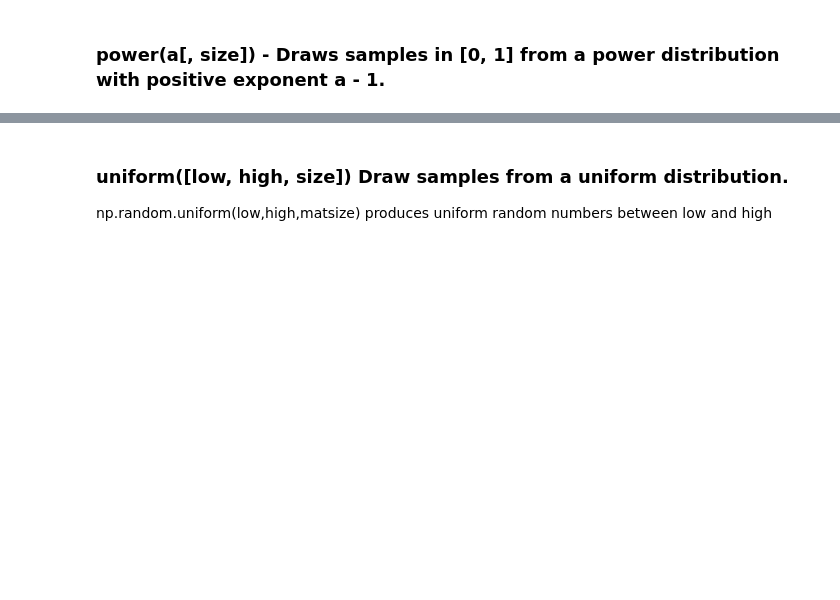
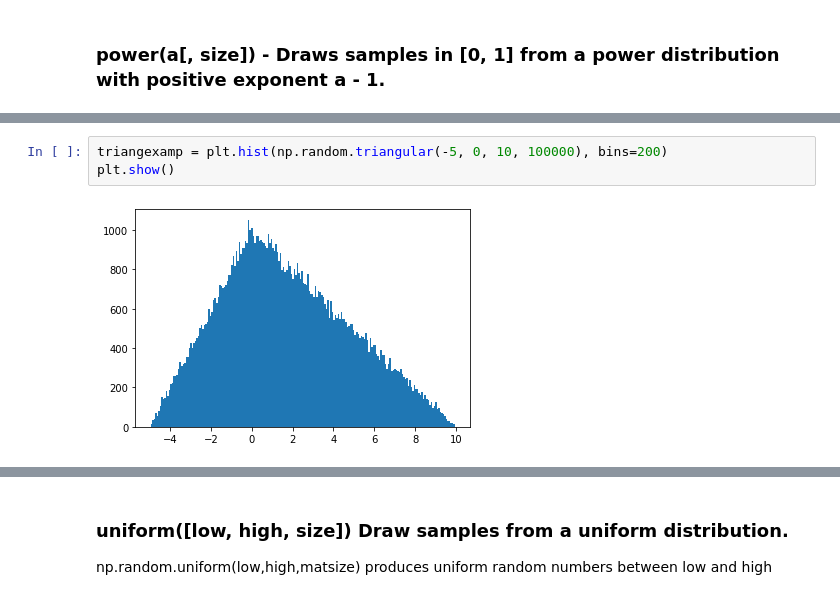
Before and after one commit to garycunningham89/progdataanalysis, a Jupyter notebook: Programming for Data Analysis Assignment.ipynb, the cells around one changed output, grey strips where cells are left out. Cells and saved outputs as stored; diff of their text form; blank space fills up the shorter version.

```diff
--- a/Programming for Data Analysis Assignment.ipynb
+++ b/Programming for Data Analysis Assignment.ipynb
@@ -526,0 +543,5 @@ array([ 0.50073305, -0.13729688, -0.80595454, ..., -1.96664482,
+# %%
+triangexamp = plt.hist(np.random.triangular(-5, 0, 10, 100000), bins=200)
+plt.show()
+# %% [output]
+[figure, added]
```
Also changed, not shown: parts of 5 cells of this notebook.
